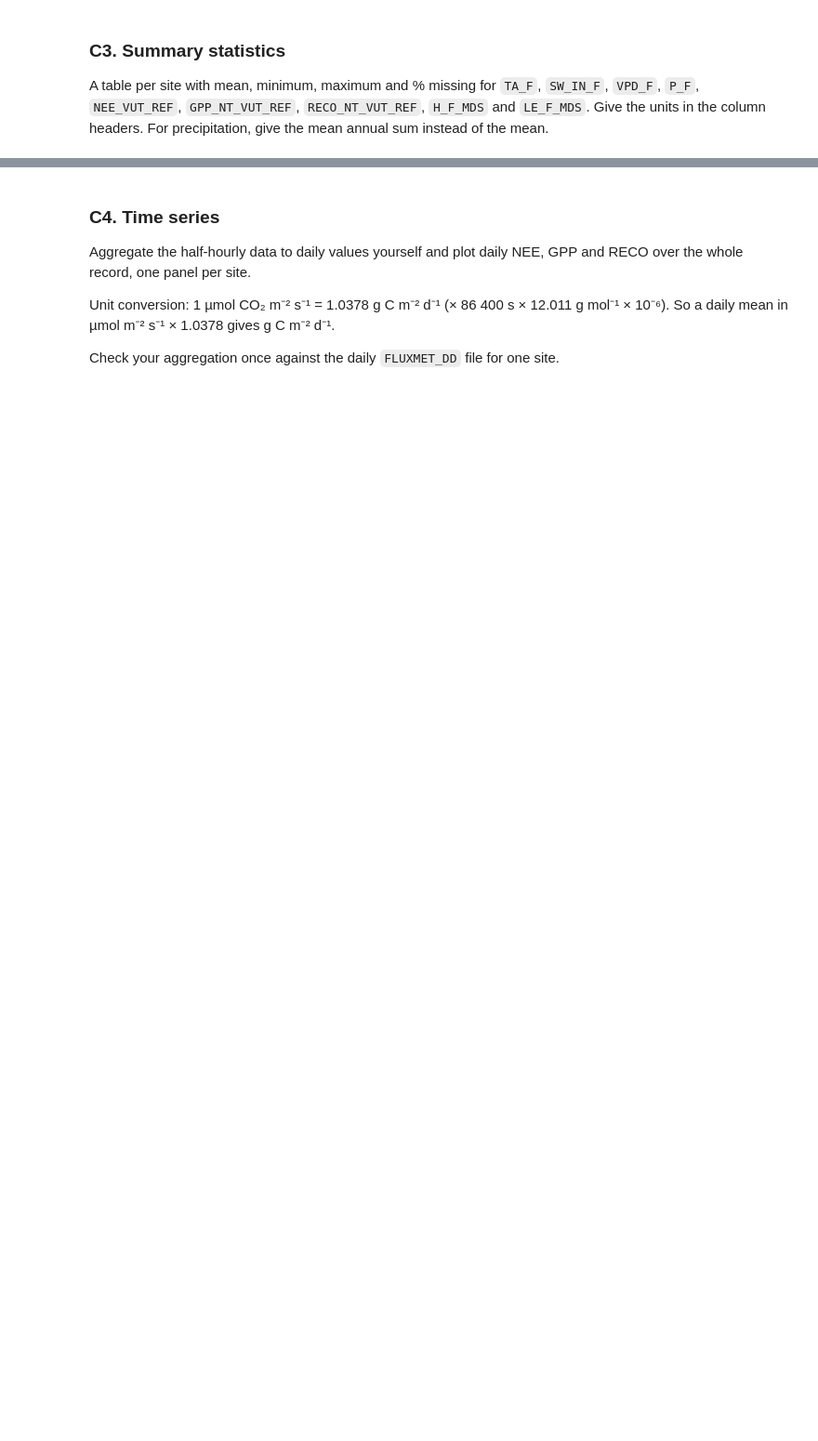
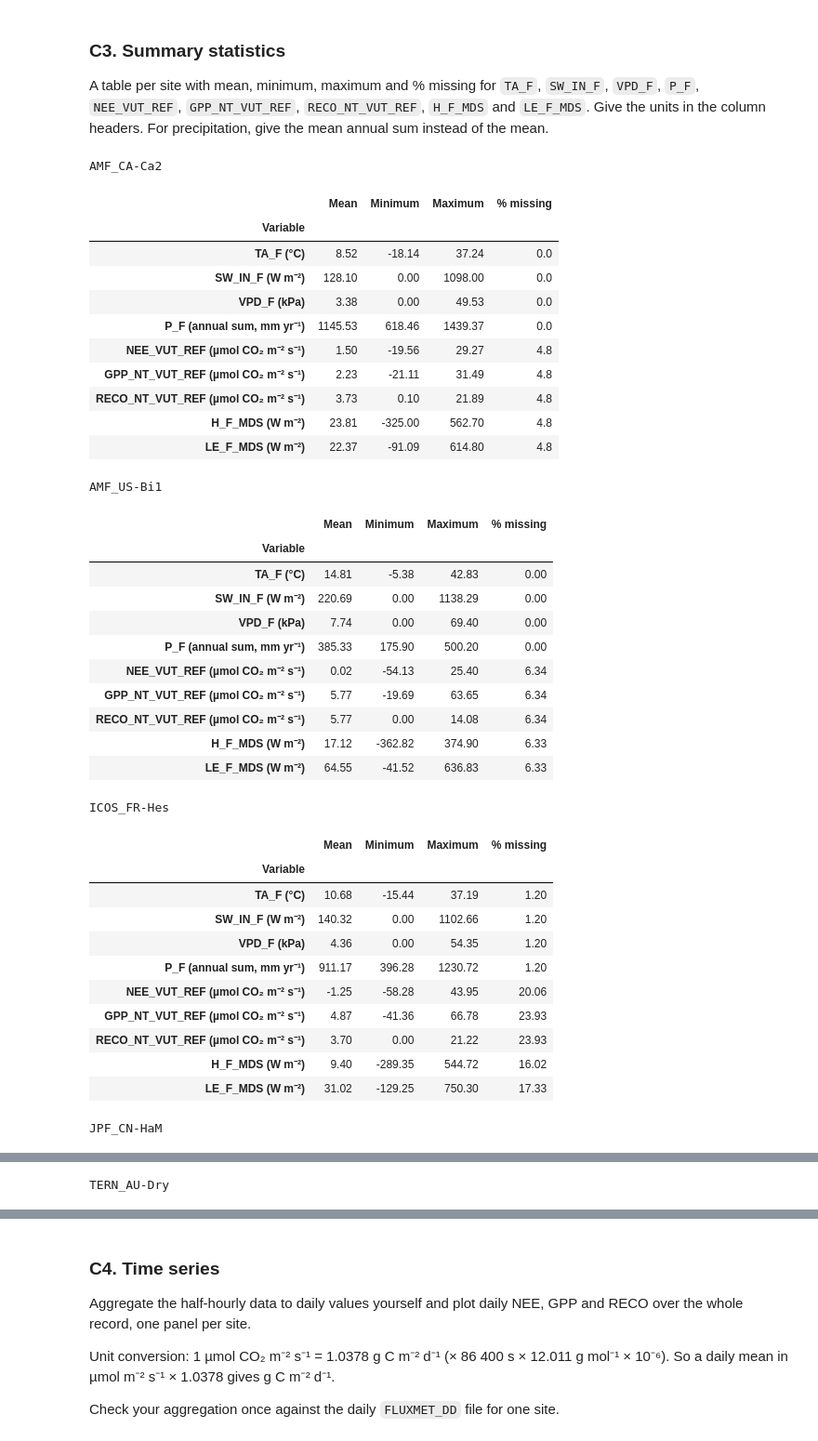
Before and after one commit to Moenki21/datascience_env_monit, a Jupyter notebook: scripts/view_tower_data.ipynb, the cells around one changed output, grey strips where cells are left out. Shown at 93% size. Cells and saved outputs as stored; diff of their text form; code cells hidden in the pictures; blank space fills up the shorter version.

```diff
--- a/scripts/view_tower_data.ipynb
+++ b/scripts/view_tower_data.ipynb
@@ -148,3 +172,75 @@ For each site and year, the share of half hours in which NEE was measured (`NEE_
 ### C3. Summary statistics
 
 A table per site with mean, minimum, maximum and % missing for `TA_F`, `SW_IN_F`, `VPD_F`, `P_F`, `NEE_VUT_REF`, `GPP_NT_VUT_REF`, `RECO_NT_VUT_REF`, `H_F_MDS` and `LE_F_MDS`. Give the units in the column headers. For precipitation, give the mean annual sum instead of the mean.
+# %%
+site_tables = {}
+
+for site, site_df in master_df.groupby("site"):
+    rows = []
+
+    for var, unit in var_units.items():
+        values = site_df[var]
+
+        if var == "P_F":
+            # Summarize annual precipitation totals, not half-hourly values.
+            values = site_df.groupby("year")[var].sum(min_count=1)
+            variable_label = f"{var} (annual sum, {unit})"
+        else:
+            variable_label = f"{var} ({unit})"
+
+        rows.append({
+            "Variable": variable_label,
+            "Mean": values.mean(),
+            "Minimum": values.min(),
+            "Maximum": values.max(),
+            "% missing": site_df[var].isna().mean() * 100,
+        })
+
+    site_tables[site] = (
+        pd.DataFrame(rows)
+        .set_index("Variable")
+        .round(2)
+    )
+
+# Display one table per site
+for site, table in site_tables.items():
+    print(site)
+    display(table)
+# %% [output]
+AMF_CA-Ca2
+|  | Mean | Minimum | Maximum | % missing |
+| Variable |  |  |  |  |
+| TA_F (°C) | 8.52 | -18.14 | 37.24 | 0.0 |
+| SW_IN_F (W m⁻²) | 128.10 | 0.00 | 1098.00 | 0.0 |
+| VPD_F (kPa) | 3.38 | 0.00 | 49.53 | 0.0 |
+| P_F (annual sum, mm yr⁻¹) | 1145.53 | 618.46 | 1439.37 | 0.0 |
+| NEE_VUT_REF (µmol CO₂ m⁻² s⁻¹) | 1.50 | -19.56 | 29.27 | 4.8 |
+| GPP_NT_VUT_REF (µmol CO₂ m⁻² s⁻¹) | 2.23 | -21.11 | 31.49 | 4.8 |
+| RECO_NT_VUT_REF (µmol CO₂ m⁻² s⁻¹) | 3.73 | 0.10 | 21.89 | 4.8 |
+| H_F_MDS (W m⁻²) | 23.81 | -325.00 | 562.70 | 4.8 |
+| LE_F_MDS (W m⁻²) | 22.37 | -91.09 | 614.80 | 4.8 |
+AMF_US-Bi1
+|  | Mean | Minimum | Maximum | % missing |
+| Variable |  |  |  |  |
+| TA_F (°C) | 14.81 | -5.38 | 42.83 | 0.00 |
+| SW_IN_F (W m⁻²) | 220.69 | 0.00 | 1138.29 | 0.00 |
+| VPD_F (kPa) | 7.74 | 0.00 | 69.40 | 0.00 |
+| P_F (annual sum, mm yr⁻¹) | 385.33 | 175.90 | 500.20 | 0.00 |
+| NEE_VUT_REF (µmol CO₂ m⁻² s⁻¹) | 0.02 | -54.13 | 25.40 | 6.34 |
+| GPP_NT_VUT_REF (µmol CO₂ m⁻² s⁻¹) | 5.77 | -19.69 | 63.65 | 6.34 |
+| RECO_NT_VUT_REF (µmol CO₂ m⁻² s⁻¹) | 5.77 | 0.00 | 14.08 | 6.34 |
+| H_F_MDS (W m⁻²) | 17.12 | -362.82 | 374.90 | 6.33 |
+| LE_F_MDS (W m⁻²) | 64.55 | -41.52 | 636.83 | 6.33 |
+ICOS_FR-Hes
+|  | Mean | Minimum | Maximum | % missing |
+| Variable |  |  |  |  |
+| TA_F (°C) | 10.68 | -15.44 | 37.19 | 1.20 |
+| SW_IN_F (W m⁻²) | 140.32 | 0.00 | 1102.66 | 1.20 |
+| VPD_F (kPa) | 4.36 | 0.00 | 54.35 | 1.20 |
+| P_F (annual sum, mm yr⁻¹) | 911.17 | 396.28 | 1230.72 | 1.20 |
+| NEE_VUT_REF (µmol CO₂ m⁻² s⁻¹) | -1.25 | -58.28 | 43.95 | 20.06 |
+| GPP_NT_VUT_REF (µmol CO₂ m⁻² s⁻¹) | 4.87 | -41.36 | 66.78 | 23.93 |
+| RECO_NT_VUT_REF (µmol CO₂ m⁻² s⁻¹) | 3.70 | 0.00 | 21.22 | 23.93 |
+| H_F_MDS (W m⁻²) | 9.40 | -289.35 | 544.72 | 16.02 |
+| LE_F_MDS (W m⁻²) | 31.02 | -129.25 | 750.30 | 17.33 |
+JPF_CN-HaM
@@ -150,0 +258 @@ A table per site with mean, minimum, maximum and % missing for `TA_F`, `SW_IN_F`
+TERN_AU-Dry
```
Also changed, not shown: parts of 8 cells of this notebook, 3 other files.
